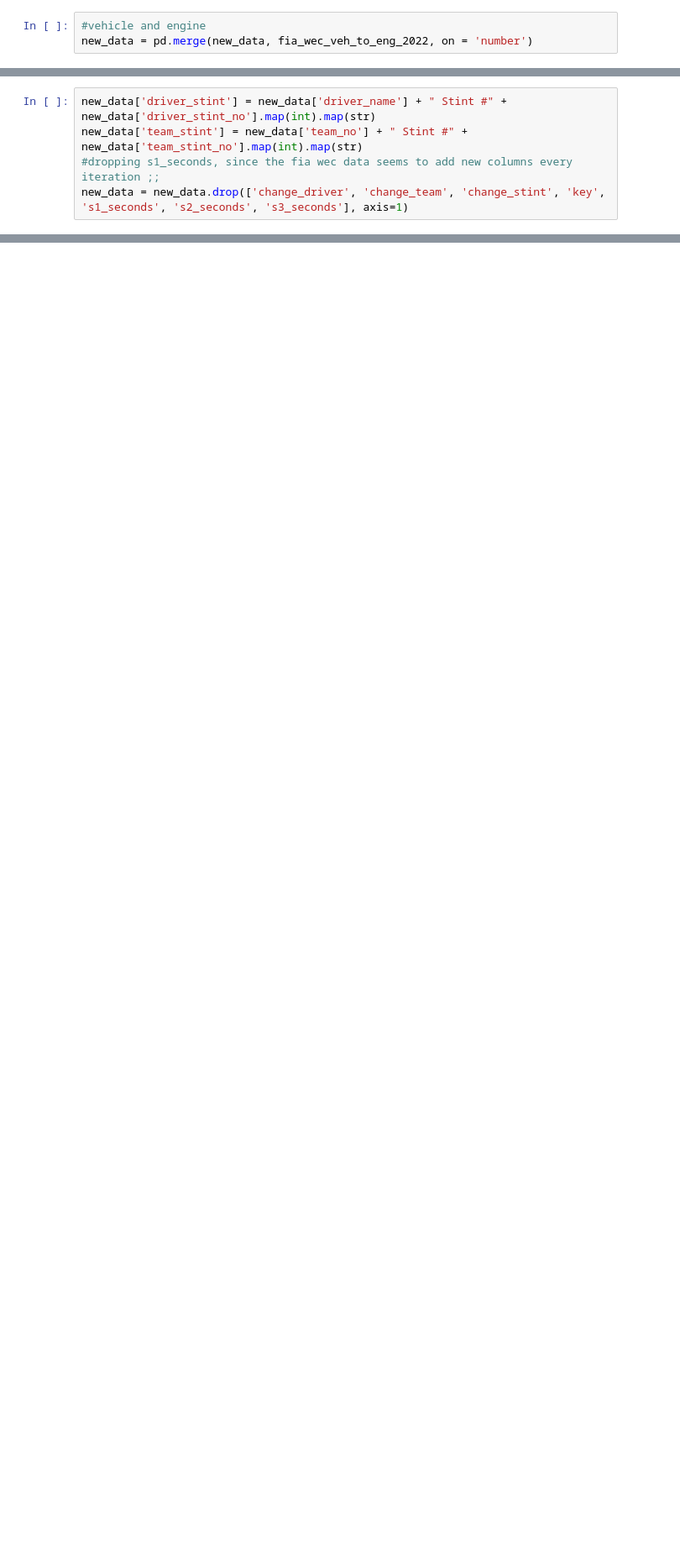
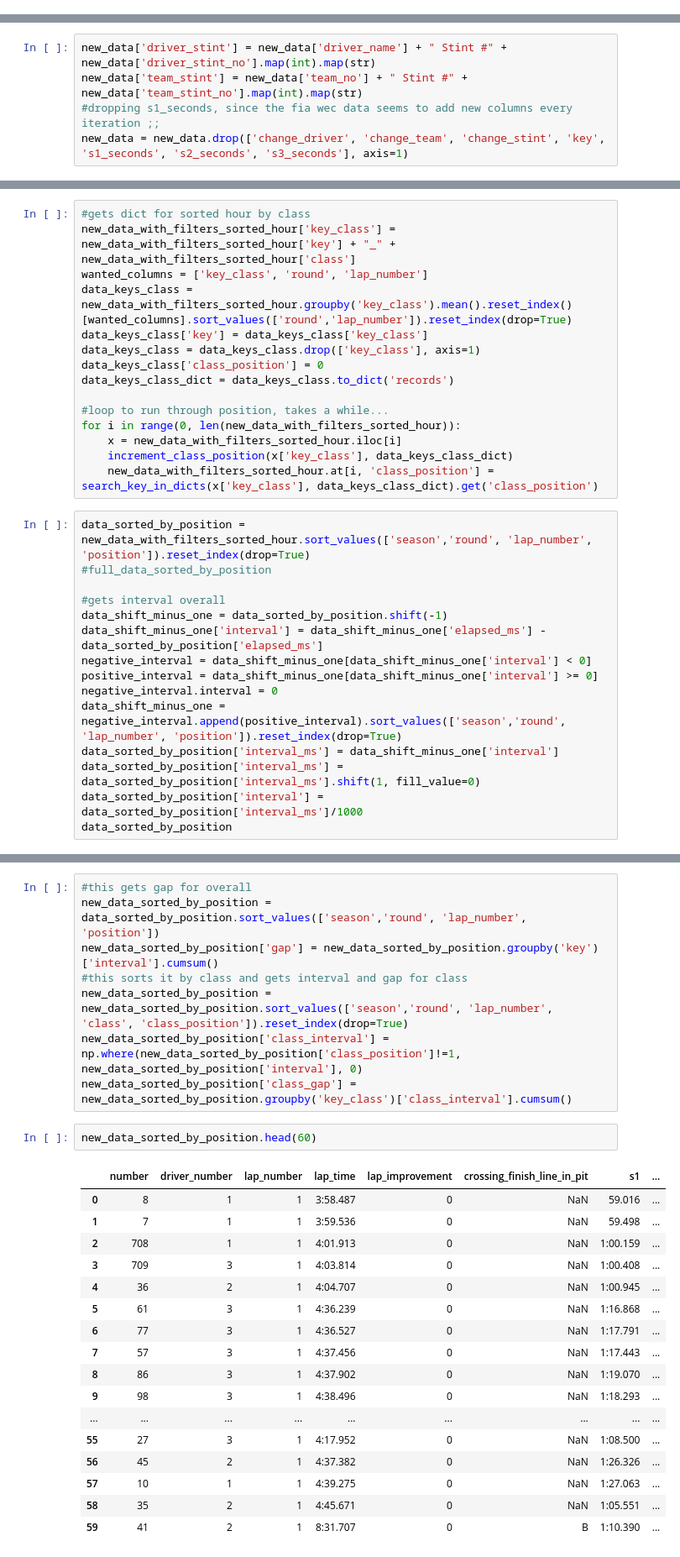
Before and after one commit to Razgrizaces/alkamel_stint_analyzer, a Jupyter notebook: add_file_to_dataset.ipynb, the cells around one changed output, grey strips where cells are left out. Shown at 84% size. Cells and saved outputs as stored; diff of their text form; blank space fills up the shorter version.

```diff
--- a/add_file_to_dataset.ipynb
+++ b/add_file_to_dataset.ipynb
@@ -97,3 +178,0 @@ new_data['lap_time_s'] = new_data['lap_time_ms']/1000
-# %%
-#vehicle and engine
-new_data = pd.merge(new_data, fia_wec_veh_to_eng_2022, on = 'number')
@@ -244,0 +339,30 @@ Index(['number', 'driver_number', 'lap_number', 'lap_time', 'lap_improvement',
+# %%
+#gets dict for sorted hour by class
+new_data_with_filters_sorted_hour['key_class'] = new_data_with_filters_sorted_hour['key'] + "_" +  new_data_with_filters_sorted_hour['class']
+wanted_columns = ['key_class', 'round', 'lap_number']
+data_keys_class = new_data_with_filters_sorted_hour.groupby('key_class').mean().reset_index()[wanted_columns].sort_values(['round','lap_number']).reset_index(drop=True)
+data_keys_class['key'] = data_keys_class['key_class']
+data_keys_class = data_keys_class.drop(['key_class'], axis=1)
+data_keys_class['class_position'] = 0
+data_keys_class_dict = data_keys_class.to_dict('records')
+
+#loop to run through position, takes a while...
+for i in range(0, len(new_data_with_filters_sorted_hour)):
+    x = new_data_with_filters_sorted_hour.iloc[i]
+    increment_class_position(x['key_class'], data_keys_class_dict)
+    new_data_with_filters_sorted_hour.at[i, 'class_position'] = search_key_in_dicts(x['key_class'], data_keys_class_dict).get('class_position')
+# %%
+data_sorted_by_position = new_data_with_filters_sorted_hour.sort_values(['season','round', 'lap_number', 'position']).reset_index(drop=True)
+#full_data_sorted_by_position
+
+#gets interval overall
+data_shift_minus_one = data_sorted_by_position.shift(-1)
+data_shift_minus_one['interval'] = data_shift_minus_one['elapsed_ms'] - data_sorted_by_position['elapsed_ms']
+negative_interval = data_shift_minus_one[data_shift_minus_one['interval'] < 0]
+positive_interval = data_shift_minus_one[data_shift_minus_one['interval'] >= 0]
+negative_interval.interval = 0
+data_shift_minus_one = negative_interval.append(positive_interval).sort_values(['season','round', 'lap_number', 'position']).reset_index(drop=True)
+data_sorted_by_position['interval_ms'] = data_shift_minus_one['interval']
+data_sorted_by_position['interval_ms'] = data_sorted_by_position['interval_ms'].shift(1, fill_value=0)
+data_sorted_by_position['interval'] = data_sorted_by_position['interval_ms']/1000
+data_sorted_by_position
@@ -244,0 +388,28 @@ Index(['number', 'driver_number', 'lap_number', 'lap_time', 'lap_improvement',
+# %%
+#this gets gap for overall
+new_data_sorted_by_position = data_sorted_by_position.sort_values(['season','round', 'lap_number', 'position'])
+new_data_sorted_by_position['gap'] = new_data_sorted_by_position.groupby('key')['interval'].cumsum()
+#this sorts it by class and gets interval and gap for class
+new_data_sorted_by_position = new_data_sorted_by_position.sort_values(['season','round', 'lap_number', 'class', 'class_position']).reset_index(drop=True)
+new_data_sorted_by_position['class_interval'] = np.where(new_data_sorted_by_position['class_position']!=1, new_data_sorted_by_position['interval'], 0)
+new_data_sorted_by_position['class_gap'] = new_data_sorted_by_position.groupby('key_class')['class_interval'].cumsum()
+# %%
+new_data_sorted_by_position.head(60)
+# %% [output]
+|  | number | driver_number | lap_number | lap_time | lap_improvement | crossing_finish_line_in_pit | s1 | ... |
+| 0 | 8 | 1 | 1 | 3:58.487 | 0 | NaN | 59.016 | ... |
+| 1 | 7 | 1 | 1 | 3:59.536 | 0 | NaN | 59.498 | ... |
+| 2 | 708 | 1 | 1 | 4:01.913 | 0 | NaN | 1:00.159 | ... |
+| 3 | 709 | 3 | 1 | 4:03.814 | 0 | NaN | 1:00.408 | ... |
+| 4 | 36 | 2 | 1 | 4:04.707 | 0 | NaN | 1:00.945 | ... |
+| 5 | 61 | 3 | 1 | 4:36.239 | 0 | NaN | 1:16.868 | ... |
+| 6 | 77 | 3 | 1 | 4:36.527 | 0 | NaN | 1:17.791 | ... |
+| 7 | 57 | 3 | 1 | 4:37.456 | 0 | NaN | 1:17.443 | ... |
+| 8 | 86 | 3 | 1 | 4:37.902 | 0 | NaN | 1:19.070 | ... |
+| 9 | 98 | 3 | 1 | 4:38.496 | 0 | NaN | 1:18.293 | ... |
+| ... | ... | ... | ... | ... | ... | ... | ... | ... |
+| 55 | 27 | 3 | 1 | 4:17.952 | 0 | NaN | 1:08.500 | ... |
+| 56 | 45 | 2 | 1 | 4:37.382 | 0 | NaN | 1:26.326 | ... |
+| 57 | 10 | 1 | 1 | 4:39.275 | 0 | NaN | 1:27.063 | ... |
+| 58 | 35 | 2 | 1 | 4:45.671 | 0 | NaN | 1:05.551 | ... |
+| 59 | 41 | 2 | 1 | 8:31.707 | 0 | B | 1:10.390 | ... |
```
Also changed, not shown: parts of 33 cells of this notebook, 6 other files.
